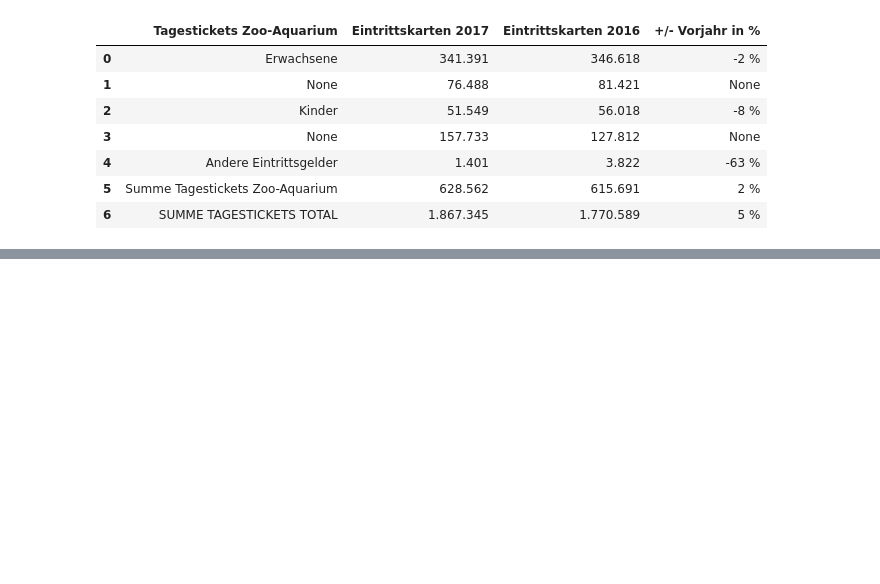
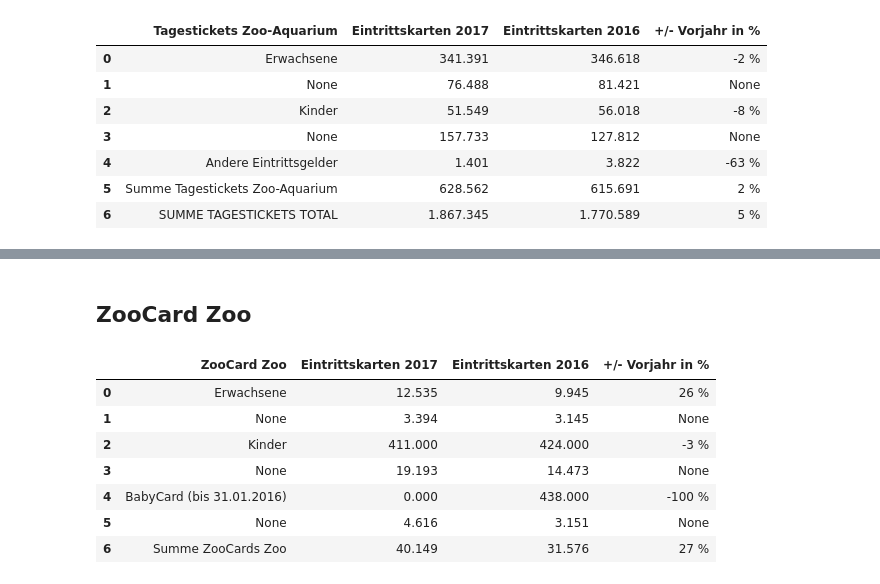
Before and after one commit to Ben-physics-dotcom/VdZ_aDataScienceProject, a Jupyter notebook: Data_Cleaning/berlin/2017.ipynb, the cells around one changed output, grey strips where cells are left out. Saved outputs shown, nothing was run; the diff lists cells and outputs as text; code cells hidden in the pictures; blank space fills up the shorter version.

```diff
--- a/Data_Cleaning/berlin/2017.ipynb
+++ b/Data_Cleaning/berlin/2017.ipynb
@@ -176,0 +178,13 @@ KeyError: "['Eintrittskarten', 'Eintrittskarten_Vorjahr', '+/- Vorjahr in %'] no
+# %% [markdown]
+## ZooCard Zoo
+# %%
+dfs17[2]
+# %% [output]
+|  | ZooCard Zoo | Eintrittskarten 2017 | Eintrittskarten 2016 | +/- Vorjahr in % |
+| 0 | Erwachsene | 12.535 | 9.945 | 26 % |
+| 1 | None | 3.394 | 3.145 | None |
+| 2 | Kinder | 411.000 | 424.000 | -3 % |
+| 3 | None | 19.193 | 14.473 | None |
+| 4 | BabyCard (bis 31.01.2016) | 0.000 | 438.000 | -100 % |
+| 5 | None | 4.616 | 3.151 | None |
+| 6 | Summe ZooCards Zoo | 40.149 | 31.576 | 27 % |
```
Also changed, not shown: parts of 12 cells of this notebook, 1 other file.
